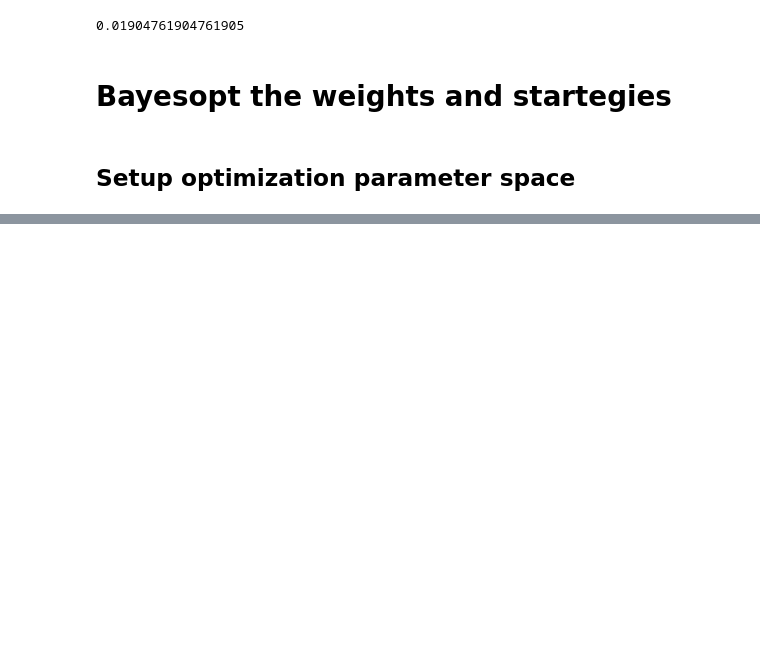
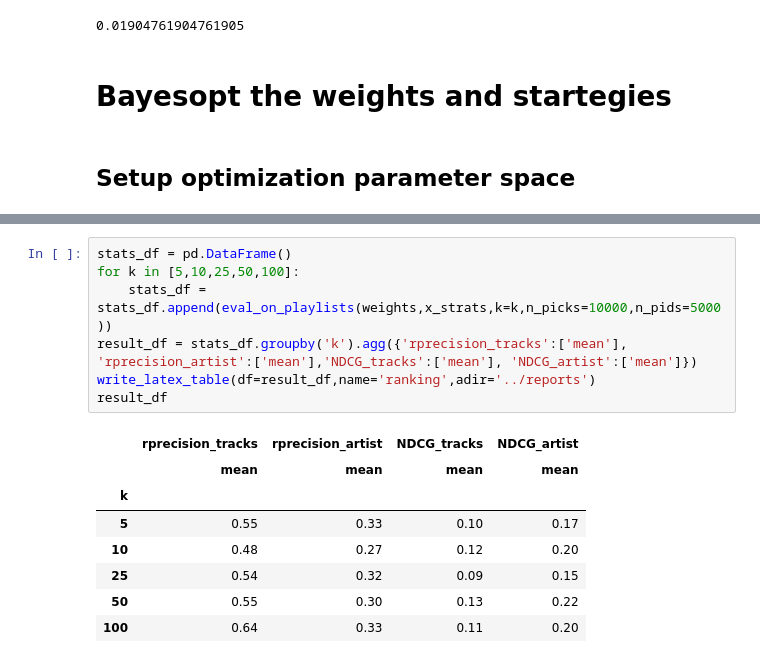
Before and after one commit to Spandan-Madan/Spotify, a Jupyter notebook: notebooks/4_bsl_ranking.ipynb, the cells around one changed output, grey strips where cells are left out. Cells and saved outputs as stored; diff of their text form; blank space fills up the shorter version.

```diff
--- a/notebooks/4_bsl_ranking.ipynb
+++ b/notebooks/4_bsl_ranking.ipynb
@@ -207,0 +286,16 @@ bopt.plot_convergence()
+# %%
+stats_df = pd.DataFrame()
+for k in [5,10,25,50,100]:
+    stats_df = stats_df.append(eval_on_playlists(weights,x_strats,k=k,n_picks=10000,n_pids=5000))
+result_df = stats_df.groupby('k').agg({'rprecision_tracks':['mean'], 'rprecision_artist':['mean'],'NDCG_tracks':['mean'], 'NDCG_artist':['mean']})
+write_latex_table(df=result_df,name='ranking',adir='../reports')
+result_df
+# %% [output]
+|  | rprecision_tracks | rprecision_artist | NDCG_tracks | NDCG_artist |
+|  | mean | mean | mean | mean |
+| k |  |  |  |  |
+| 5 | 0.55 | 0.33 | 0.10 | 0.17 |
+| 10 | 0.48 | 0.27 | 0.12 | 0.20 |
+| 25 | 0.54 | 0.32 | 0.09 | 0.15 |
+| 50 | 0.55 | 0.30 | 0.13 | 0.22 |
+| 100 | 0.64 | 0.33 | 0.11 | 0.20 |
```
Also changed, not shown: parts of 15 cells of this notebook, 1 other file.
